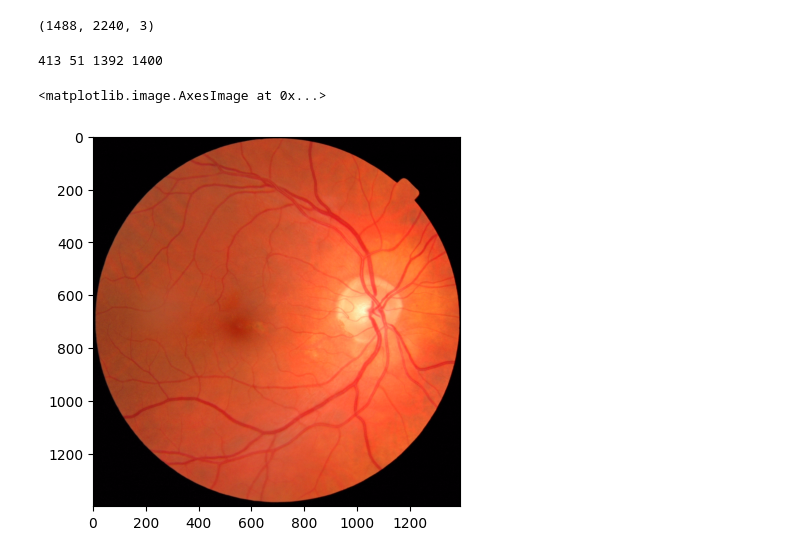
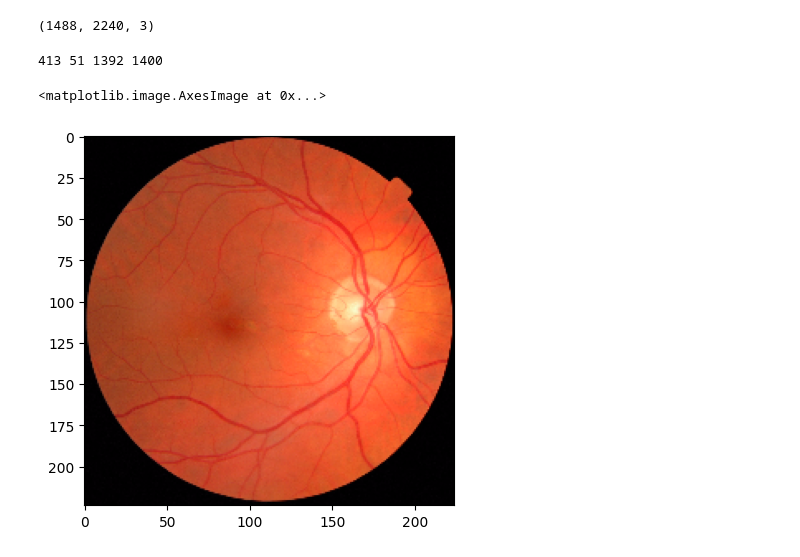
Before and after one commit to Arctic-Xiangjian/HC701-PROJECT, a Jupyter notebook: notebook/pre_process_messidor2.ipynb, the cells around one changed output. Cells and saved outputs as stored; diff of their text form; code cells hidden in the pictures.

```diff
--- a/notebook/pre_process_messidor2.ipynb
+++ b/notebook/pre_process_messidor2.ipynb
@@ -15,22 +15,22 @@ test['image'].shape
 # %%
 gray = cv2.cvtColor(test['image'], cv2.COLOR_BGR2GRAY)
 
 # Threshold the image to remove the black edges
 _, thresholded = cv2.threshold(gray, 2, 255, cv2.THRESH_BINARY)
 
 # Find the contours in the thresholded image
 contours, _ = cv2.findContours(thresholded, cv2.RETR_EXTERNAL, cv2.CHAIN_APPROX_SIMPLE)
 
 # Find the bounding box of the largest contour
 largest_contour = max(contours, key=cv2.contourArea)
 x, y, w, h = cv2.boundingRect(largest_contour)
 
 # Crop the image to the ROI
 cropped = test['image'][y:y+h, x:x+w]
-print(x,y,w,h)
 # show the image
-plt.imshow(cropped)
+resized = cv2.resize(cropped, (224, 224))
+plt.imshow(resized)
 # %% [output]
 413 51 1392 1400
 <matplotlib.image.AxesImage at 0x...>
-[figure, old version]
+[figure, new version]
```
Also changed, not shown: 6 other files.
